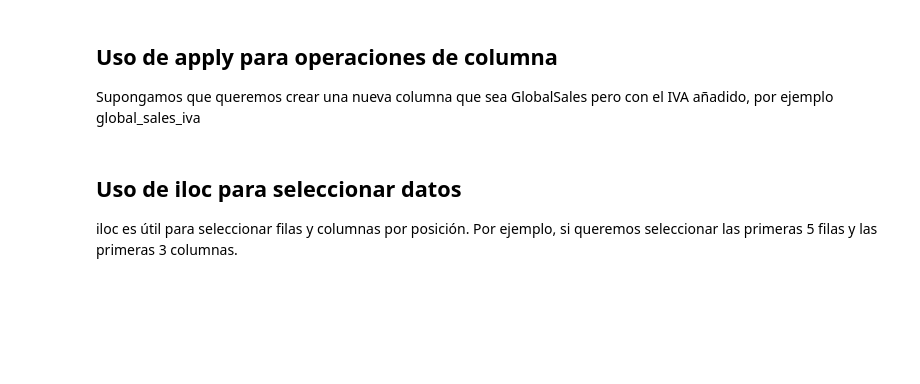
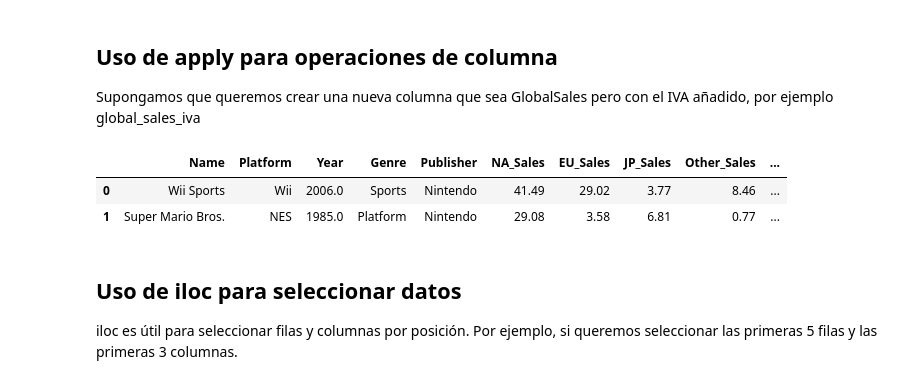
Before and after one commit to nyainamalala/curso_analisis_MalalaKamoryNyAina, a Jupyter notebook: m4-pandas/4.Pandas_Caso_Practico.ipynb, the cells around one changed output. Saved outputs shown, nothing was run; the diff lists cells and outputs as text; code cells hidden in the pictures; blank space fills up the shorter version.

```diff
--- a/m4-pandas/4.Pandas_Caso_Practico.ipynb
+++ b/m4-pandas/4.Pandas_Caso_Practico.ipynb
@@ -399,6 +399,13 @@ print(outliers)
 ## Uso de apply para operaciones de columna
 
 Supongamos que queremos crear una nueva columna que sea GlobalSales pero con el IVA añadido, por ejemplo global_sales_iva
+# %%
+df['Global_Sales_Iva'] = df['Global_Sales'].apply(lambda Global_Sales: Global_Sales * 0.12)
+df.head(2)
+# %% [output]
+|  | Name | Platform | Year | Genre | Publisher | NA_Sales | EU_Sales | JP_Sales | Other_Sales | ... |
+| 0 | Wii Sports | Wii | 2006.0 | Sports | Nintendo | 41.49 | 29.02 | 3.77 | 8.46 | ... |
+| 1 | Super Mario Bros. | NES | 1985.0 | Platform | Nintendo | 29.08 | 3.58 | 6.81 | 0.77 | ... |
 # %% [markdown]
 ## Uso de iloc para seleccionar datos
 
```
Also changed, not shown: parts of 4 cells of this notebook.
